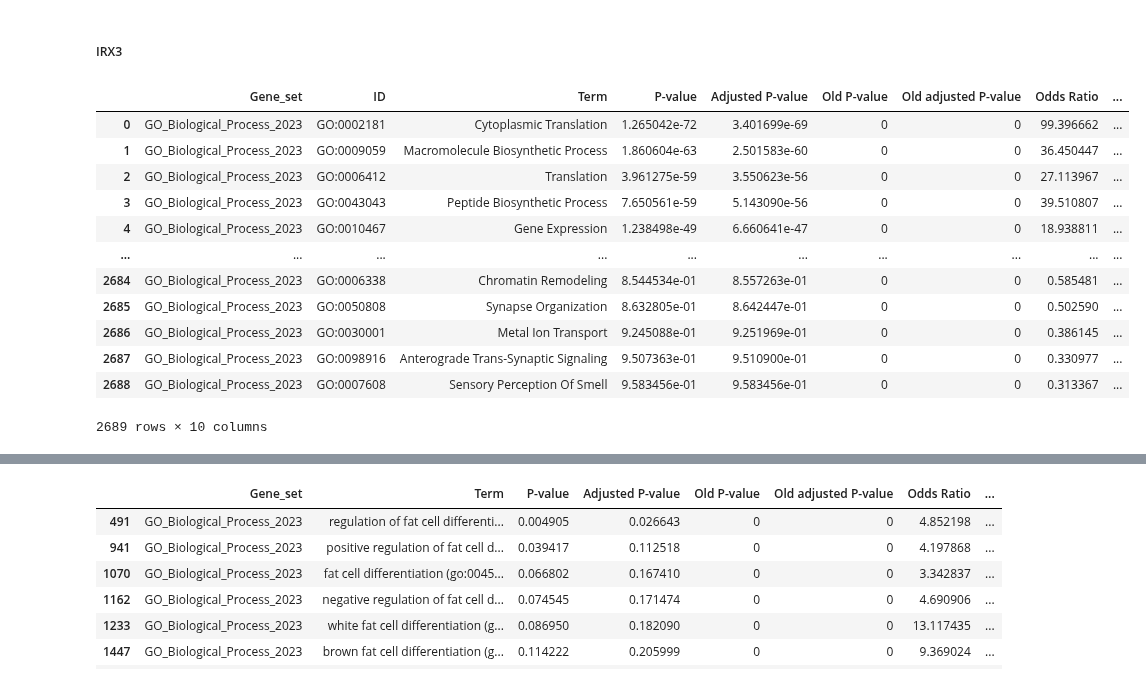
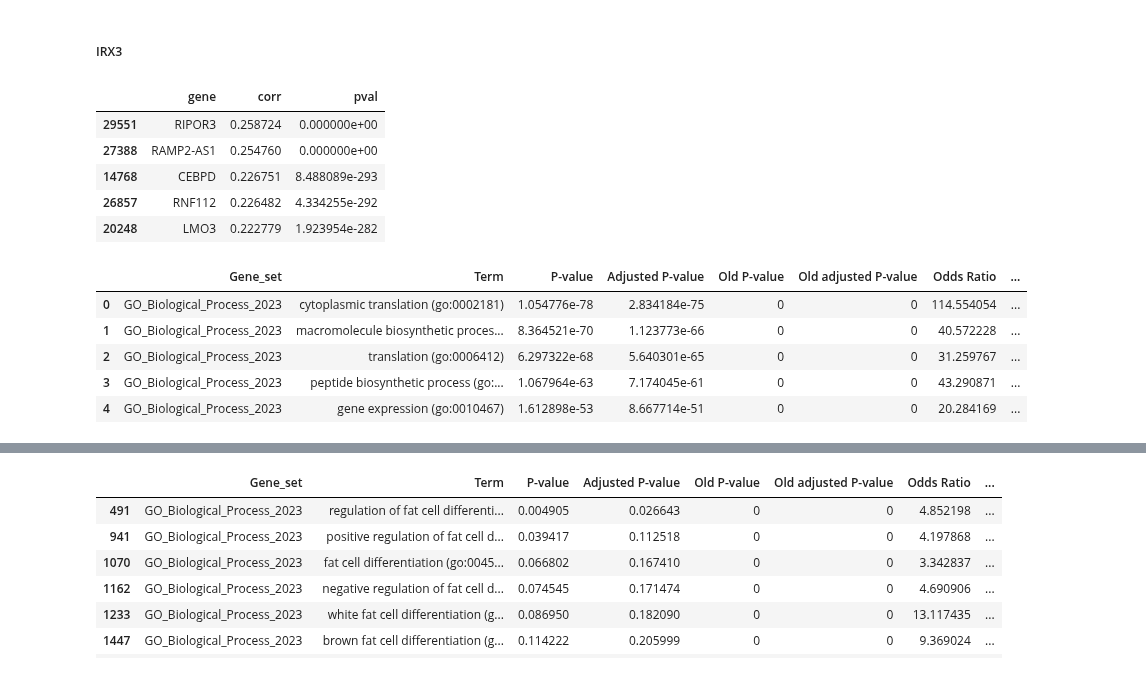
Before and after one commit to rejuve-bio/biocypher-kg, a Jupyter notebook: notebooks/cellxgene_exp_corr.ipynb, the cells around one changed output, grey strips where cells are left out. Cells and saved outputs as stored; diff of their text form; code cells hidden in the pictures.

```diff
--- a/notebooks/gtex_tissue_gene_exp_corr.ipynb
+++ b/notebooks/cellxgene_exp_corr.ipynb
@@ -274,12 +357,12 @@ for gene_id in tqdm(brown_pre_adipocytes_df.columns):
 # %%
 brown_padpy_irx3_corrs_df = pd.DataFrame(brown_irx3_corrs)
 brown_padpy_irx5_corrs_df = pd.DataFrame(brown_irx5_corrs)
-brown_padpy_irx3_abs_corrs_df = brown_padpy_irx3_corrs_df.copy()
-brown_padpy_irx3_abs_corrs_df["corr"] = brown_padpy_irx3_corrs_df["corr"].apply(lambda x: abs(x))
-brown_padpy_irx5_abs_corrs_df = brown_padpy_irx5_corrs_df.copy()
-brown_padpy_irx5_abs_corrs_df["corr"] = brown_padpy_irx5_corrs_df["corr"].apply(lambda x: abs(x))
-brown_padpy_irx3_sig_corr_df = brown_padpy_irx3_abs_corrs_df[brown_padpy_irx3_abs_corrs_df["pval"] < 0.05]
-brown_padpy_irx5_sig_corr_df = brown_padpy_irx5_abs_corrs_df[brown_padpy_irx5_abs_corrs_df["pval"] < 0.05]
+# brown_padpy_irx3_abs_corrs_df = brown_padpy_irx3_corrs_df.copy()
+# brown_padpy_irx3_abs_corrs_df["corr"] = brown_padpy_irx3_corrs_df["corr"].apply(lambda x: abs(x))
+# brown_padpy_irx5_abs_corrs_df = brown_padpy_irx5_corrs_df.copy()
+# brown_padpy_irx5_abs_corrs_df["corr"] = brown_padpy_irx5_corrs_df["corr"].apply(lambda x: abs(x))
+brown_padpy_irx3_sig_corr_df = brown_padpy_irx3_corrs_df[brown_padpy_irx3_corrs_df["pval"] < 0.05]
+brown_padpy_irx5_sig_corr_df = brown_padpy_irx5_corrs_df[brown_padpy_irx5_corrs_df["pval"] < 0.05]
 print(f"Num of genes with sig corr with IRX3: {brown_padpy_irx3_sig_corr_df.shape[0]}")
 print(f"Num of genes with sig corr with IRX5: {brown_padpy_irx5_sig_corr_df.shape[0]}")
 # %% [output]
@@ -290,36 +373,41 @@ Num of genes with sig corr with IRX5: 3397
 # %% [markdown]
 
 ##### IRX3
+# %%
+k = 500
+top_k_irx3_pos_corr_brown_padpy = brown_padpy_irx3_sig_corr_df[brown_padpy_irx3_sig_corr_df["corr"] > 0.0].sort_values(by="corr", ascending=False).head(k)
+top_k_irx3_neg_corr_brown_padpy = brown_padpy_irx3_sig_corr_df[brown_padpy_irx3_sig_corr_df["corr"] < 0.0].sort_values(by="corr", ascending=True).head(k)
+top_k_irx3_pos_corr_white_padpy.head()
+# %% [output]
+|  | gene | corr | pval |
+| 29551 | RIPOR3 | 0.258724 | 0.000000e+00 |
+| 27388 | RAMP2-AS1 | 0.254760 | 0.000000e+00 |
+| 14768 | CEBPD | 0.226751 | 8.488089e-293 |
+| 26857 | RNF112 | 0.226482 | 4.334255e-292 |
+| 20248 | LMO3 | 0.222779 | 1.923954e-282 |
 # %%
 import gseapy as gp
 
-brown_padyp_irx3_corr_top_500 = brown_padpy_irx3_sig_corr_df.sort_values(by="corr", ascending=False).head(500)
-brown_padyp_irx3_corr_top_500_genes = list(brown_padyp_irx3_corr_top_500["gene"].values)
-brown_padyp_irx3_corr_background_genes = list(brown_padpy_irx3_abs_corrs_df["gene"].values)
+top_k_irx3_pos_corr_brown_padpy_genes = top_k_irx3_pos_corr_brown_padpy["gene"].to_list()
+brown_preadpy_irx3_corr_background_genes = brown_padpy_irx3_corrs_df["gene"].to_list()
+
 library = "GO_Biological_Process_2023"
 organism = "Human"
 
-brown_padyp_irx3_enrichr = gp.enrichr(gene_list=brown_padyp_irx3_corr_top_500_genes,
-                          gene_sets=library,
-                          background=brown_padyp_irx3_corr_background_genes,
-                          organism=organism,
-                          outdir=None)
-brown_padyp_irx3_enrichr_df = brown_padyp_irx3_enrichr.results
-brown_padyp_irx3_enrichr_df.insert(1, "ID", brown_padyp_irx3_enrichr_df["Term"].apply(lambda x: x.split("(")[1].split(")")[0]))
-brown_padyp_irx3_enrichr_df["Term"] = brown_padyp_irx3_enrichr_df["Term"].apply(lambda x: x.split("(")[0])
-brown_padyp_irx3_enrichr_df
+top_k_irx3_pos_corr_brown_padpy_enrichr = gp.enrichr(gene_list=top_k_irx3_pos_corr_brown_padpy_genes,
+                                                     gene_sets=library,
+                                                     background=brown_preadpy_irx3_corr_background_genes,
+                                                     organism=organism,
+                                                     outdir=None)
+top_k_irx3_pos_corr_brown_padpy_enrichr = top_k_irx3_pos_corr_brown_padpy_enrichr.results
+# top_k_irx3_pos_corr_brown_padpy_enrichr[top_k_irx3_pos_corr_brown_padpy_enrichr["Adjusted P-value"] < 0.05]
+top_k_irx3_pos_corr_brown_padpy_enrichr["Term"] = top_k_irx3_pos_corr_brown_padpy_enrichr["Term"].apply(lambda x: x.lower())
+top_k_irx3_pos_corr_brown_padpy_enrichr.head()
 # %% [output]
-|  | Gene_set | ID | Term | P-value | Adjusted P-value | Old P-value | Old adjusted P-value | Odds Ratio | ... |
-| 0 | GO_Biological_Process_2023 | GO:0002181 | Cytoplasmic Translation | 1.265042e-72 | 3.401699e-69 | 0 | 0 | 99.396662 | ... |
-| 1 | GO_Biological_Process_2023 | GO:0009059 | Macromolecule Biosynthetic Process | 1.860604e-63 | 2.501583e-60 | 0 | 0 | 36.450447 | ... |
-| 2 | GO_Biological_Process_2023 | GO:0006412 | Translation | 3.961275e-59 | 3.550623e-56 | 0 | 0 | 27.113967 | ... |
-| 3 | GO_Biological_Process_2023 | GO:0043043 | Peptide Biosynthetic Process | 7.650561e-59 | 5.143090e-56 | 0 | 0 | 39.510807 | ... |
-| 4 | GO_Biological_Process_2023 | GO:0010467 | Gene Expression | 1.238498e-49 | 6.660641e-47 | 0 | 0 | 18.938811 | ... |
-| ... | ... | ... | ... | ... | ... | ... | ... | ... | ... |
-| 2684 | GO_Biological_Process_2023 | GO:0006338 | Chromatin Remodeling | 8.544534e-01 | 8.557263e-01 | 0 | 0 | 0.585481 | ... |
-| 2685 | GO_Biological_Process_2023 | GO:0050808 | Synapse Organization | 8.632805e-01 | 8.642447e-01 | 0 | 0 | 0.502590 | ... |
-| 2686 | GO_Biological_Process_2023 | GO:0030001 | Metal Ion Transport | 9.245088e-01 | 9.251969e-01 | 0 | 0 | 0.386145 | ... |
-| 2687 | GO_Biological_Process_2023 | GO:0098916 | Anterograde Trans-Synaptic Signaling | 9.507363e-01 | 9.510900e-01 | 0 | 0 | 0.330977 | ... |
-| 2688 | GO_Biological_Process_2023 | GO:0007608 | Sensory Perception Of Smell | 9.583456e-01 | 9.583456e-01 | 0 | 0 | 0.313367 | ... |
+|  | Gene_set | Term | P-value | Adjusted P-value | Old P-value | Old adjusted P-value | Odds Ratio | ... |
+| 0 | GO_Biological_Process_2023 | cytoplasmic translation (go:0002181) | 1.054776e-78 | 2.834184e-75 | 0 | 0 | 114.554054 | ... |
+| 1 | GO_Biological_Process_2023 | macromolecule biosynthetic proces... | 8.364521e-70 | 1.123773e-66 | 0 | 0 | 40.572228 | ... |
+| 2 | GO_Biological_Process_2023 | translation (go:0006412) | 6.297322e-68 | 5.640301e-65 | 0 | 0 | 31.259767 | ... |
+| 3 | GO_Biological_Process_2023 | peptide biosynthetic process (go:... | 1.067964e-63 | 7.174045e-61 | 0 | 0 | 43.290871 | ... |
+| 4 | GO_Biological_Process_2023 | gene expression (go:0010467) | 1.612898e-53 | 8.667714e-51 | 0 | 0 | 20.284169 | ... |
-2689 rows × 10 columns
 # %%
```
Also changed, not shown: parts of 21 cells of this notebook, 2 other files.
